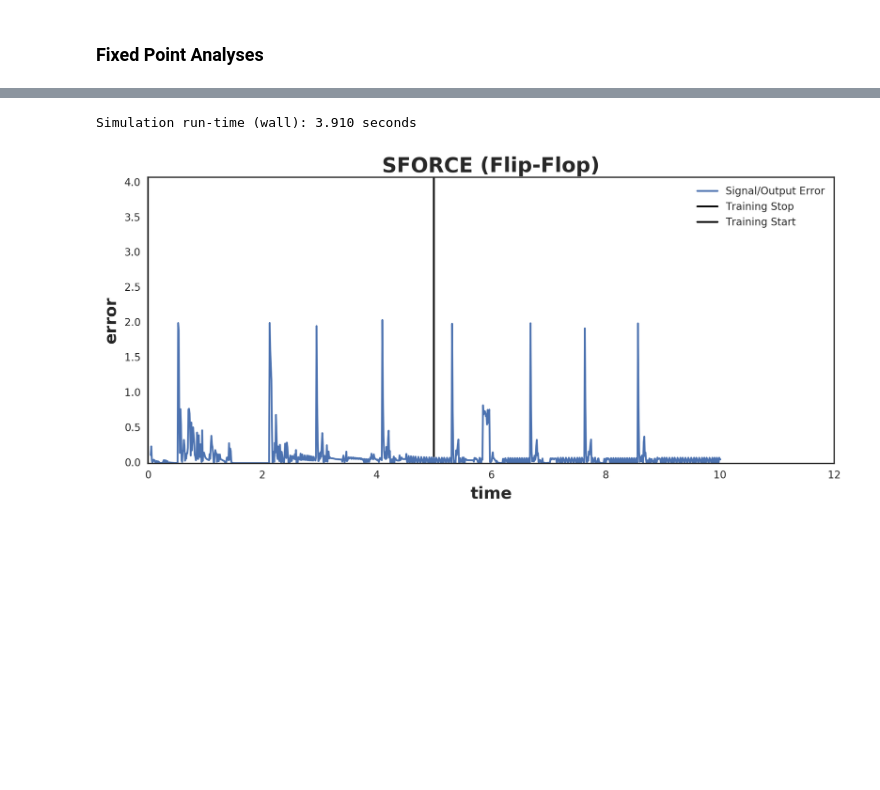
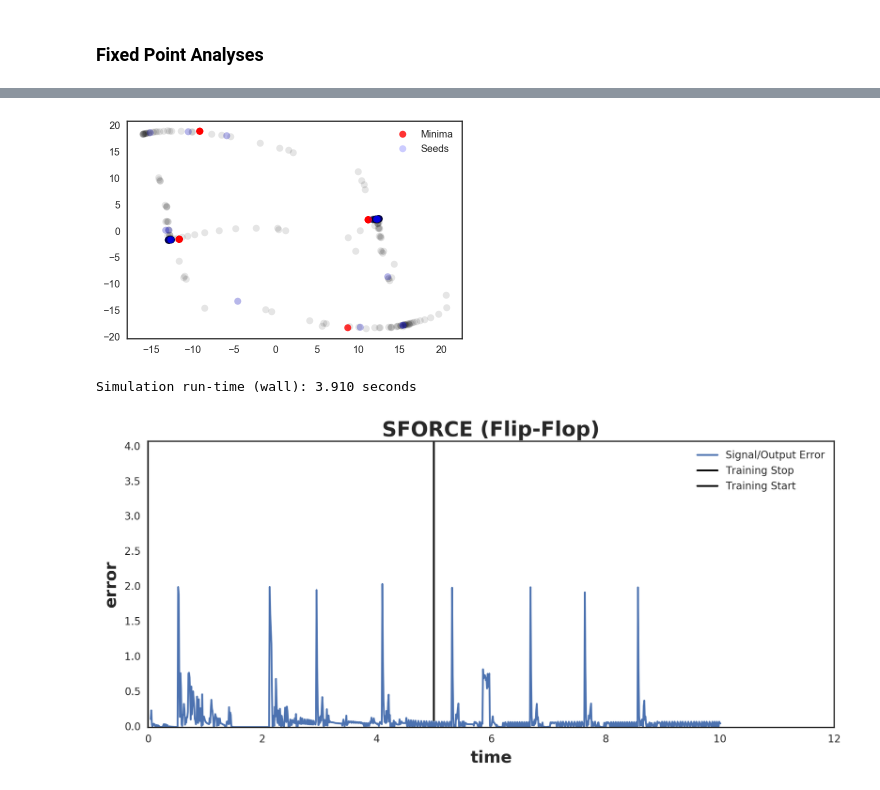
Before and after one commit to avicennax/jedi, a Jupyter notebook: notebooks/Plots.ipynb, the cells around one changed output, grey strips where cells are left out. Cells and saved outputs as stored; diff of their text form; code cells hidden in the pictures; blank space fills up the shorter version.

Commit message:
EDIT inps added to fixed point code.

```diff
--- a/notebooks/Plots.ipynb
+++ b/notebooks/Plots.ipynb
@@ -393,4 +395,4 @@ interact(plot.visualize_2dim_state, time=(tmin, tmax, .1), pca_x=fixed(pca_x), t
 # %%
-def q(x):
-    F = lambda x: -x + dot(J, np.tanh(x)) + Wz*dot(w,np.tanh(x))/dt
+def q(inp, x):
+    F = lambda x: (-x + dot(J, np.tanh(x)) + Wz*dot(w,np.tanh(x))- dot(Wi,np.array([inp])))/dt
     return .5*(la.norm(F(x))**2)
@@ -399,4 +399,9 @@ ics = x[np.random.randint(0,1000,10)]
 # %%
 minima = []
-for ic in ics:
-    minima.append(minimize(q, ic).x)
+indices = np.random.randint(0,1000,10)
+
+for ind in indices:
+    ic = x[ind]
+    inp = inputs[ind]
+
+    minima.append(minimize(functools.partial(q, inp), ic).x)
@@ -414,3 +417,8 @@ res = minimize(q, ics[0])
+# %%
+F = lambda inp, x: (-x + np.dot(J, np.tanh(x)) + Wz*np.dot(w,np.tanh(x)) - np.dot(Wi, np.array([inp])))/dt
+minima = analysis.fixed_points(F, x, 30, inputs=inputs)
+# %% [output]
+[figure, added]
 # %%
 # simulation parameters for FORCE
 dt = .01      # time step
```
Also changed, not shown: parts of 27 cells of this notebook, 7 other files.
